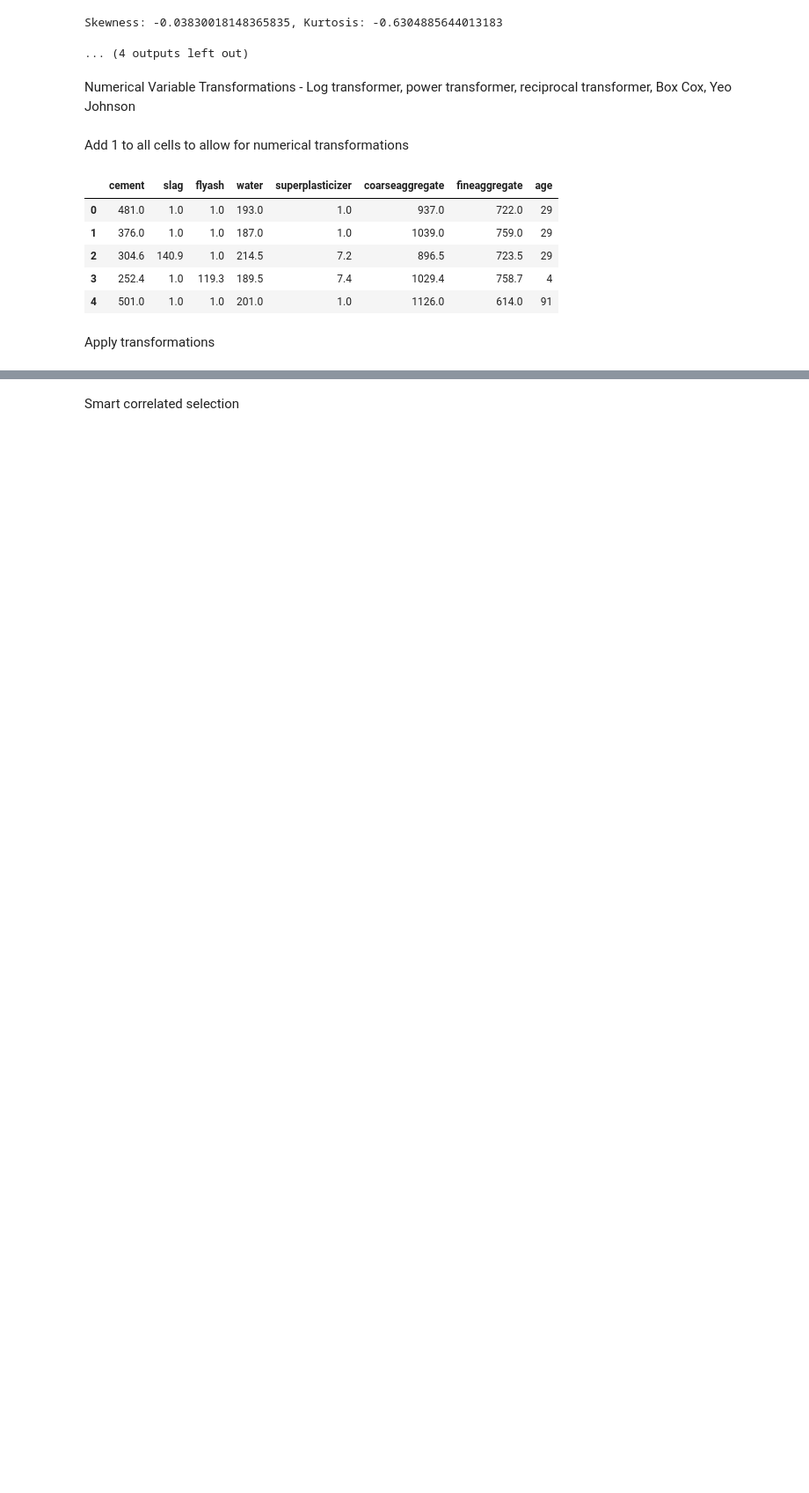
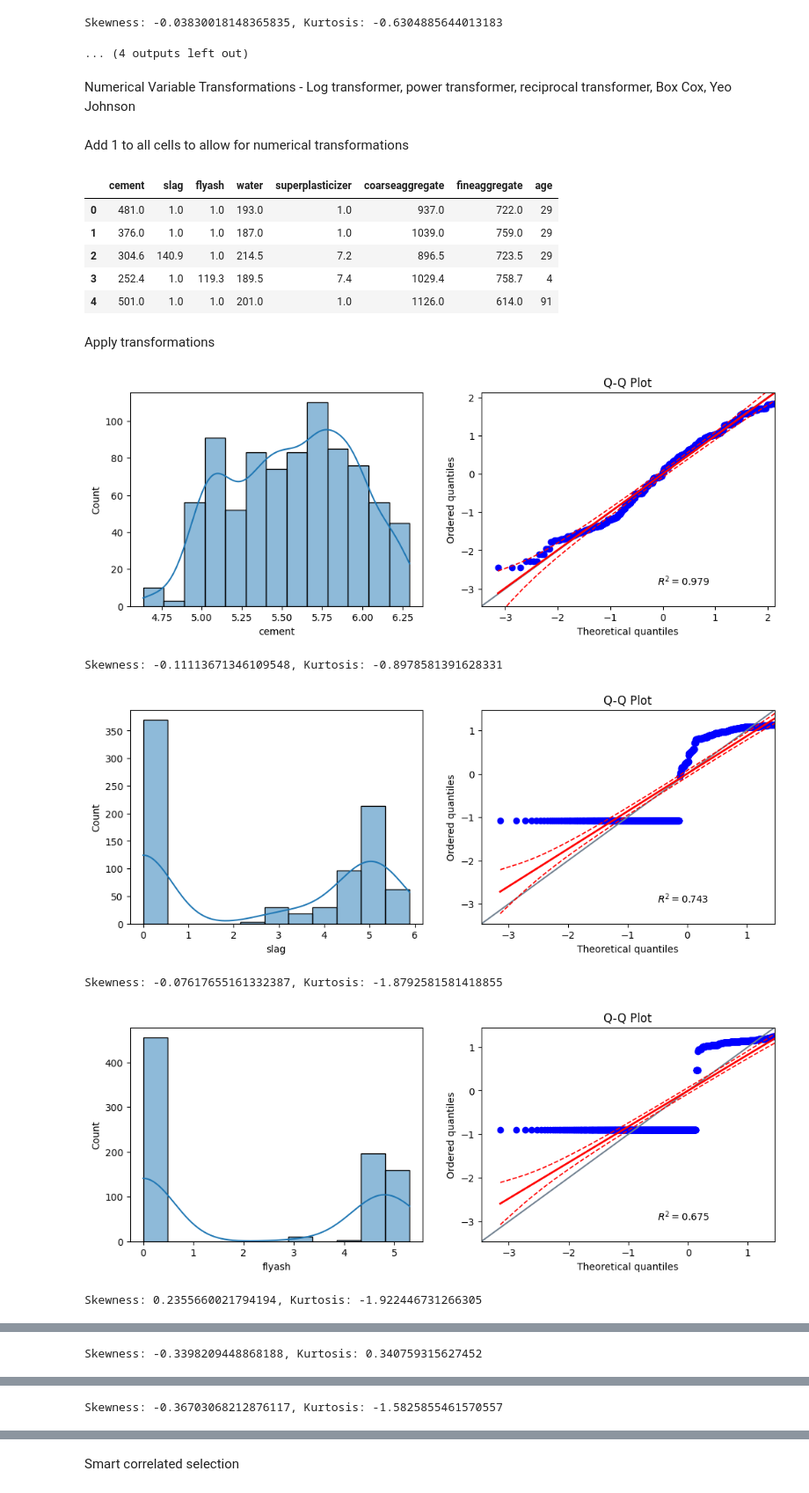
Before and after one commit to Dante-Cadiz/concrete-strength, a Jupyter notebook: jupyter_notebooks/FeatureEngineering.ipynb, the cells around one changed output, grey strips where cells are left out. Shown at 88% size. Saved outputs shown, nothing was run; the diff lists cells and outputs as text; code cells hidden in the pictures; blank space fills up the shorter version.

Commit message:
Add log base 10 to transformations

```diff
--- a/jupyter_notebooks/FeatureEngineering.ipynb
+++ b/jupyter_notebooks/FeatureEngineering.ipynb
@@ -106,11 +109,20 @@ df_plus_one.head()
 # %% [markdown]
 Apply transformations
 # %%
-# for each variable, try each transformer and
-def transformers(df, col):
-    lt = vt.LogTransformer(variables=df[col])
+def feature_engineering_methods(df):
+    lt = vt.LogTransformer()
     df_log = lt.fit_transform(df)
     distributions(df_log)
 
-    bct = vt.BoxCoxTransformer(variables=df[col])
-    df_boxcox = bct.fit_transform(df)
+    lt_base_10 = vt.LogTransformer(base='10')
+    df_log_10 = lt_base_10.fit_transform(df)
+    distributions(df_log_10)
+# %%
+feature_engineering_methods(df_plus_one)
+# %% [output]
+[figure, added]
+Skewness: -0.11113671346109548, Kurtosis: -0.8978581391628331
+[figure, added]
+Skewness: -0.07617655161332387, Kurtosis: -1.8792581581418855
+[figure, added]
+Skewness: 0.2355660021794194, Kurtosis: -1.922446731266305
@@ -116,0 +130 @@ def transformers(df, col):
+Skewness: -0.3398209448868188, Kurtosis: 0.340759315627452
@@ -116,0 +132 @@ def transformers(df, col):
+Skewness: -0.36703068212876117, Kurtosis: -1.5825855461570557
```
Also changed, not shown: parts of 5 cells of this notebook.
